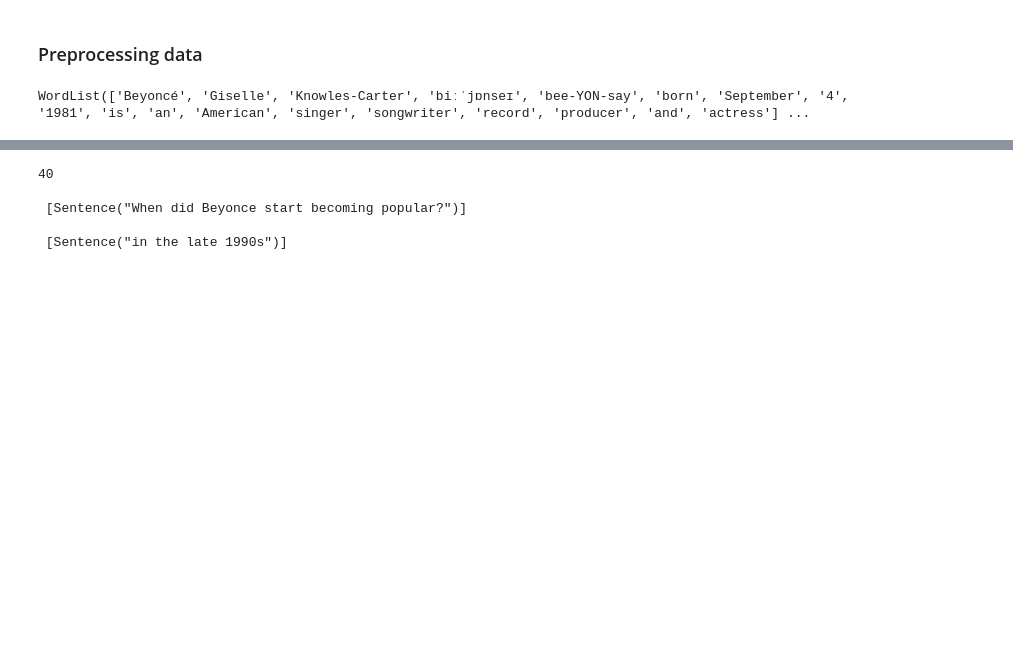
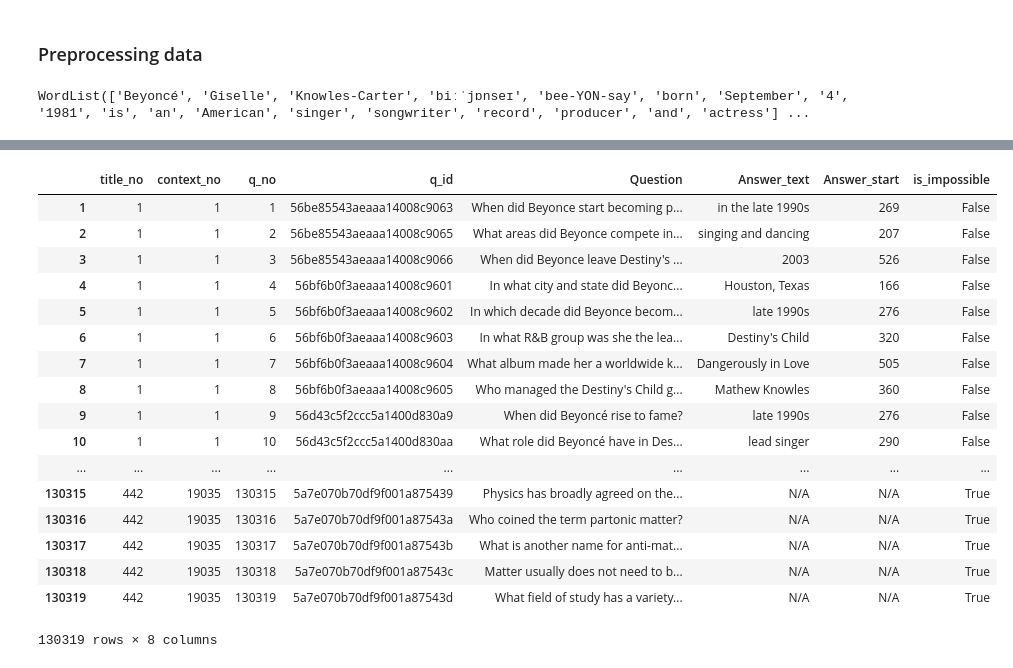
Before and after one commit to 9rince/NLP, a Jupyter notebook: dmn.ipynb, the cells around one changed output, grey strips where cells are left out. Cells and saved outputs as stored; diff of their text form; code cells hidden in the pictures; blank space fills up the shorter version.

```diff
--- a/dmn.ipynb
+++ b/dmn.ipynb
@@ -92,8 +107,21 @@ def Q2V(passage,question,answer):
-# %%
-Q2V(df_contxt['context'][1],df_qas['Question'][1],df_qas['Answer_text'][1])
-# %% [output]
-40
-
- [Sentence("When did Beyonce start becoming popular?")]
-
- [Sentence("in the late 1990s")]
+# %%
+df_qas
+# %% [output]
+|  | title_no | context_no | q_no | q_id | Question | Answer_text | Answer_start | is_impossible |
+| 1 | 1 | 1 | 1 | 56be85543aeaaa14008c9063 | When did Beyonce start becoming p... | in the late 1990s | 269 | False |
+| 2 | 1 | 1 | 2 | 56be85543aeaaa14008c9065 | What areas did Beyonce compete in... | singing and dancing | 207 | False |
+| 3 | 1 | 1 | 3 | 56be85543aeaaa14008c9066 | When did Beyonce leave Destiny's ... | 2003 | 526 | False |
+| 4 | 1 | 1 | 4 | 56bf6b0f3aeaaa14008c9601 | In what city and state did Beyonc... | Houston, Texas | 166 | False |
+| 5 | 1 | 1 | 5 | 56bf6b0f3aeaaa14008c9602 | In which decade did Beyonce becom... | late 1990s | 276 | False |
+| 6 | 1 | 1 | 6 | 56bf6b0f3aeaaa14008c9603 | In what R&B group was she the lea... | Destiny's Child | 320 | False |
+| 7 | 1 | 1 | 7 | 56bf6b0f3aeaaa14008c9604 | What album made her a worldwide k... | Dangerously in Love | 505 | False |
+| 8 | 1 | 1 | 8 | 56bf6b0f3aeaaa14008c9605 | Who managed the Destiny's Child g... | Mathew Knowles | 360 | False |
+| 9 | 1 | 1 | 9 | 56d43c5f2ccc5a1400d830a9 | When did Beyoncé rise to fame? | late 1990s | 276 | False |
+| 10 | 1 | 1 | 10 | 56d43c5f2ccc5a1400d830aa | What role did Beyoncé have in Des... | lead singer | 290 | False |
+| ... | ... | ... | ... | ... | ... | ... | ... | ... |
+| 130315 | 442 | 19035 | 130315 | 5a7e070b70df9f001a875439 | Physics has broadly agreed on the... | N/A | N/A | True |
+| 130316 | 442 | 19035 | 130316 | 5a7e070b70df9f001a87543a | Who coined the term partonic matter? | N/A | N/A | True |
+| 130317 | 442 | 19035 | 130317 | 5a7e070b70df9f001a87543b | What is another name for anti-mat... | N/A | N/A | True |
+| 130318 | 442 | 19035 | 130318 | 5a7e070b70df9f001a87543c | Matter usually does not need to b... | N/A | N/A | True |
+| 130319 | 442 | 19035 | 130319 | 5a7e070b70df9f001a87543d | What field of study has a variety... | N/A | N/A | True |
+130319 rows × 8 columns
```
Also changed, not shown: parts of 6 cells of this notebook, 1 other file.
